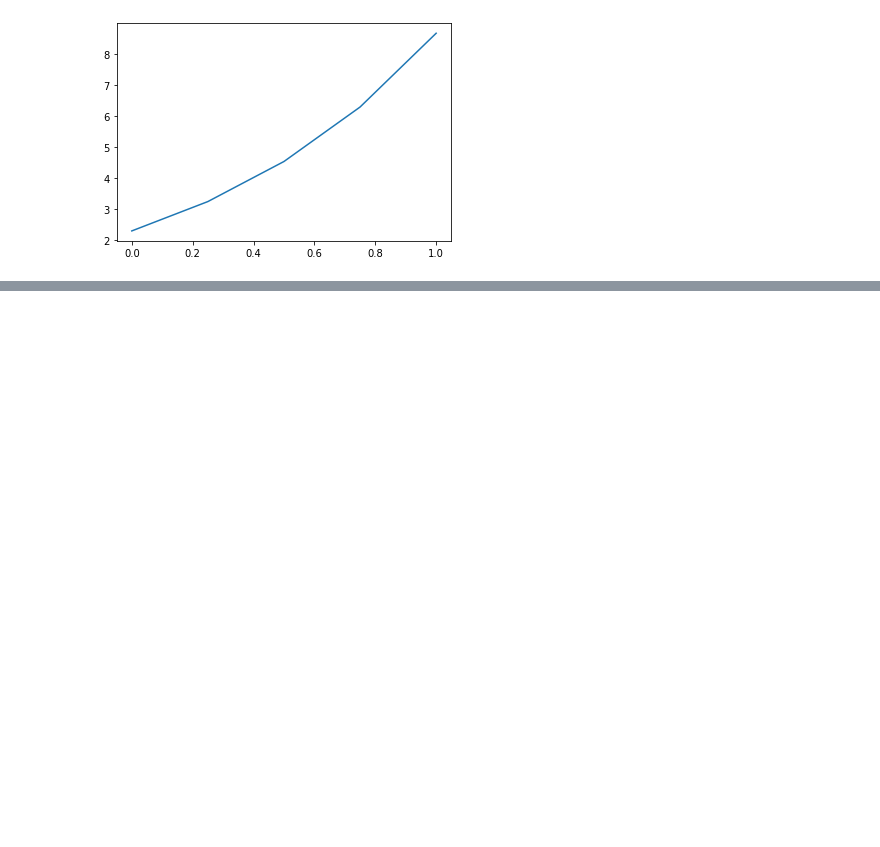
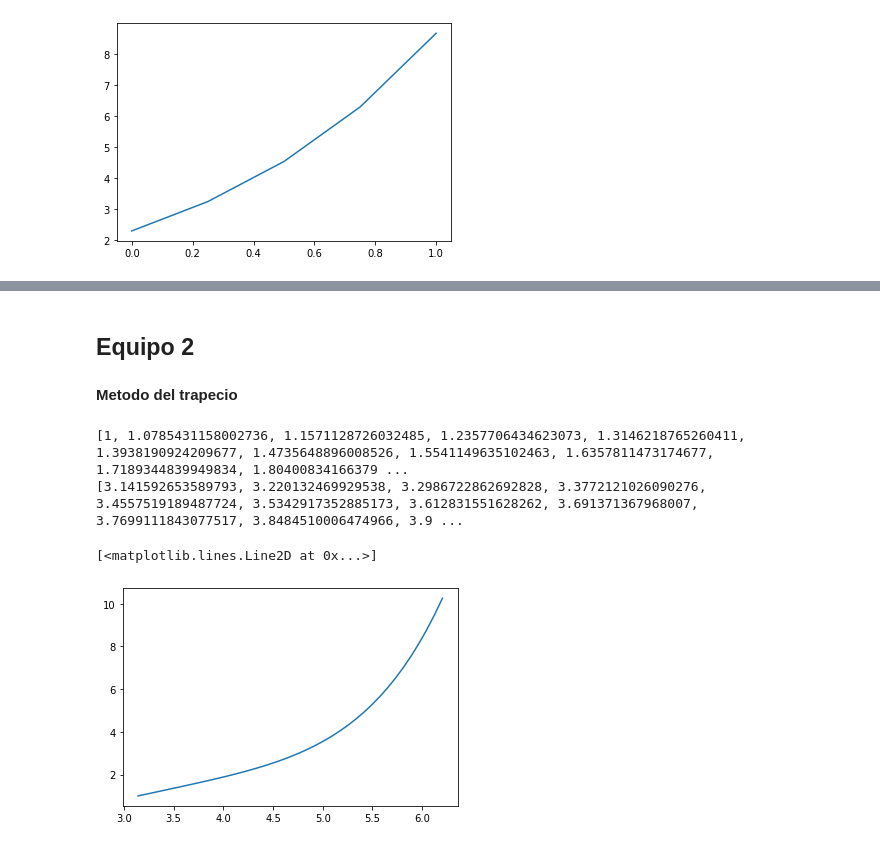
Before and after one commit to antvilla06/Programaci-n-y-M-todos-Num-ricos, a Jupyter notebook: Unidad_5.ipynb, the cells around one changed output, grey strips where cells are left out. Cells and saved outputs as stored; diff of their text form; code cells hidden in the pictures; blank space fills up the shorter version.

```diff
--- a/Unidad_5.ipynb
+++ b/Unidad_5.ipynb
@@ -74,0 +154,43 @@ plt.plot(matx,sol)
+# %% [markdown]
+## Equipo 2
+# %% [markdown]
+**Metodo del trapecio**
+# %%
+import matplotlib.pyplot as plt
+import math
+import numpy as np
+from scipy.interpolate import lagrange}
+
+
+import numpy as np
+n=40
+
+a=math.pi
+b=2*math.pi
+h=(b - a)/n
+x=math.pi
+u=0
+y=1
+sol=[]
+matx=[]
+
+
+
+while u<n:
+ matx.append(x)
+ sol.append(y)
+ y=(1/(1-h/2))*(((h*np.sin(x+h))/2) + ((h*np.sin(x))/2) + (h*y + 2*y)/2)
+ x=x+h
+ u=u+1
+
+
+
+
+print(sol)
+print(matx)
+plt.plot(matx,sol)
+# %% [output]
+[1, 1.0785431158002736, 1.1571128726032485, 1.2357706434623073, 1.3146218765260411, 1.3938190924209677, 1.4735648896008526, 1.5541149635102463, 1.6357811473174677, 1.7189344839949834, 1.80400834166379 ...
+[3.141592653589793, 3.220132469929538, 3.2986722862692828, 3.3772121026090276, 3.4557519189487724, 3.5342917352885173, 3.612831551628262, 3.691371367968007, 3.7699111843077517, 3.8484510006474966, 3.9 ...
+[<matplotlib.lines.Line2D at 0x...>]
+[figure, added]
```
Also changed, not shown: parts of 14 cells of this notebook.
